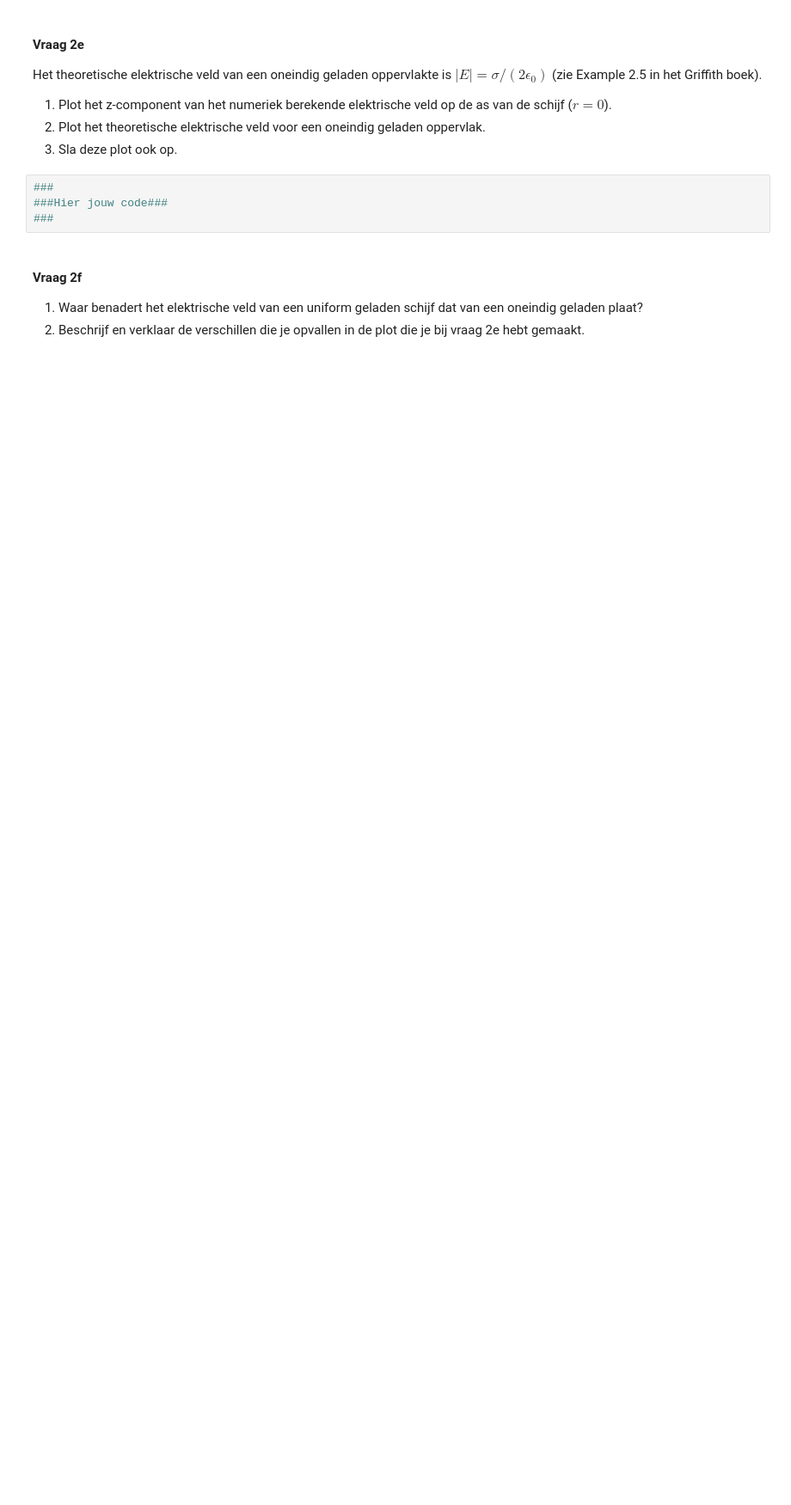
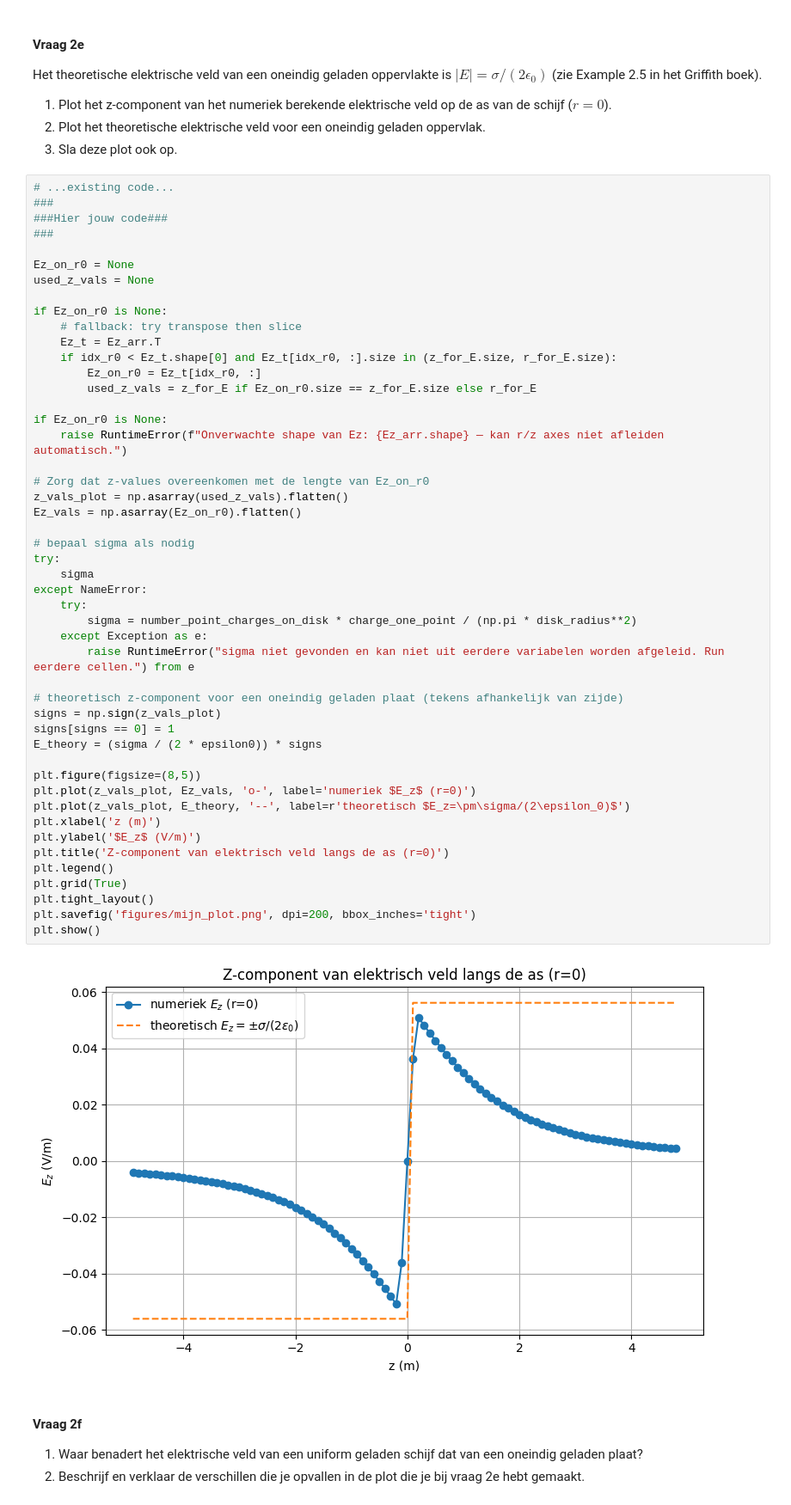
Before and after one commit to lwilt-dot/opdrachten-DEF-D, a Jupyter notebook: DigitaleOntwerpopdrachten/1CondensatorOpdracht/CondensatorOntwerpopdracht.ipynb, the cells around one changed output. Shown at 86% size. Drawn from its saved outputs; the diff is of its cells as text; blank space fills up the shorter version.

```diff
--- a/DigitaleOntwerpopdrachten/1CondensatorOpdracht/CondensatorOntwerpopdracht.ipynb
+++ b/DigitaleOntwerpopdrachten/1CondensatorOpdracht/CondensatorOntwerpopdracht.ipynb
@@ -313,9 +364,55 @@ Het theoretische elektrische veld van een oneindig geladen oppervlakte is $|E| =
 2. Plot het theoretische elektrische veld voor een oneindig geladen oppervlak.
 3. Sla deze plot ook op.
 # %%
+# ...existing code...
 ###
 ###Hier jouw code###
 ###
+
+Ez_on_r0 = None
+used_z_vals = None
+
+if Ez_on_r0 is None:
+    # fallback: try transpose then slice
+    Ez_t = Ez_arr.T
+    if idx_r0 < Ez_t.shape[0] and Ez_t[idx_r0, :].size in (z_for_E.size, r_for_E.size):
+        Ez_on_r0 = Ez_t[idx_r0, :]
+        used_z_vals = z_for_E if Ez_on_r0.size == z_for_E.size else r_for_E
+
+if Ez_on_r0 is None:
+    raise RuntimeError(f"Onverwachte shape van Ez: {Ez_arr.shape} — kan r/z axes niet afleiden automatisch.")
+
+# Zorg dat z-values overeenkomen met de lengte van Ez_on_r0
+z_vals_plot = np.asarray(used_z_vals).flatten()
+Ez_vals = np.asarray(Ez_on_r0).flatten()
+
+# bepaal sigma als nodig
+try:
+    sigma
+except NameError:
+    try:
+        sigma = number_point_charges_on_disk * charge_one_point / (np.pi * disk_radius**2)
+    except Exception as e:
+        raise RuntimeError("sigma niet gevonden en kan niet uit eerdere variabelen worden afgeleid. Run eerdere cellen.") from e
+
+# theoretisch z-component voor een oneindig geladen plaat (tekens afhankelijk van zijde)
+signs = np.sign(z_vals_plot)
+signs[signs == 0] = 1
+E_theory = (sigma / (2 * epsilon0)) * signs
+
+plt.figure(figsize=(8,5))
+plt.plot(z_vals_plot, Ez_vals, 'o-', label='numeriek $E_z$ (r=0)')
+plt.plot(z_vals_plot, E_theory, '--', label=r'theoretisch $E_z=\pm\sigma/(2\epsilon_0)$')
+plt.xlabel('z (m)')
+plt.ylabel('$E_z$ (V/m)')
+plt.title('Z-component van elektrisch veld langs de as (r=0)')
+plt.legend()
+plt.grid(True)
+plt.tight_layout()
+plt.savefig('figures/mijn_plot.png', dpi=200, bbox_inches='tight')
+plt.show()
+# %% [output]
+[figure, added]
 # %% [markdown]
 #### Vraag 2f
 1. Waar benadert het elektrische veld van een uniform geladen schijf dat van een oneindig geladen plaat?
```
Also changed, not shown: parts of 15 cells of this notebook.
